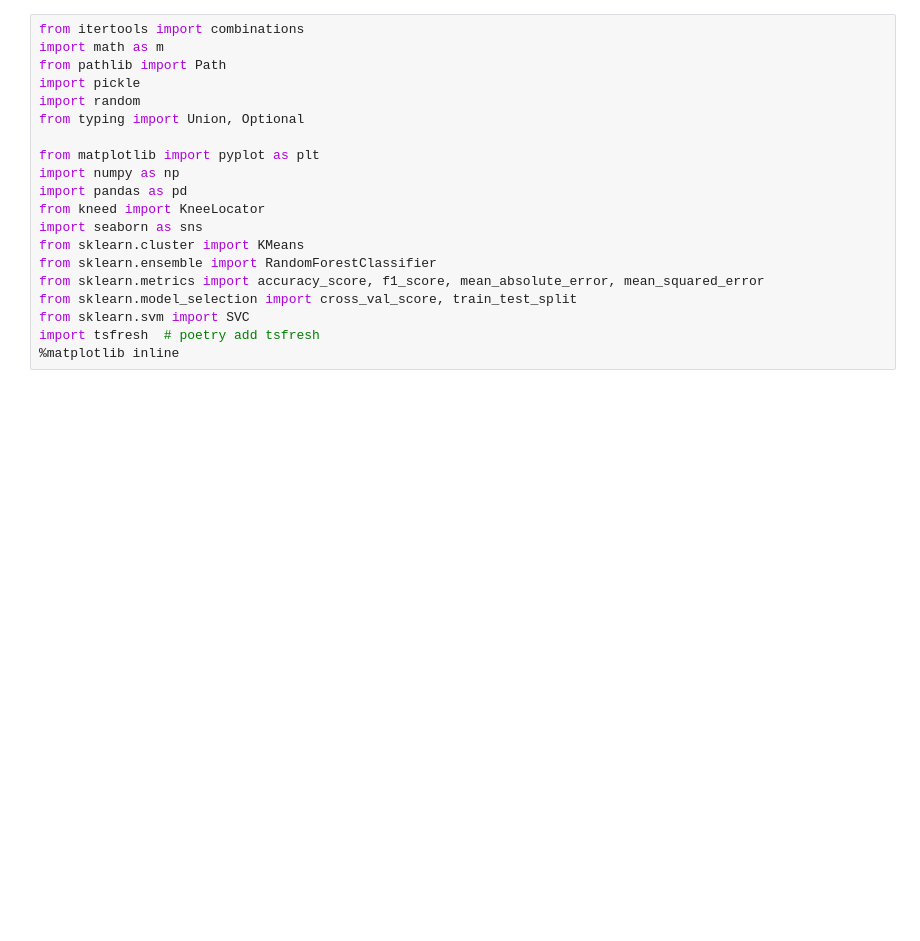
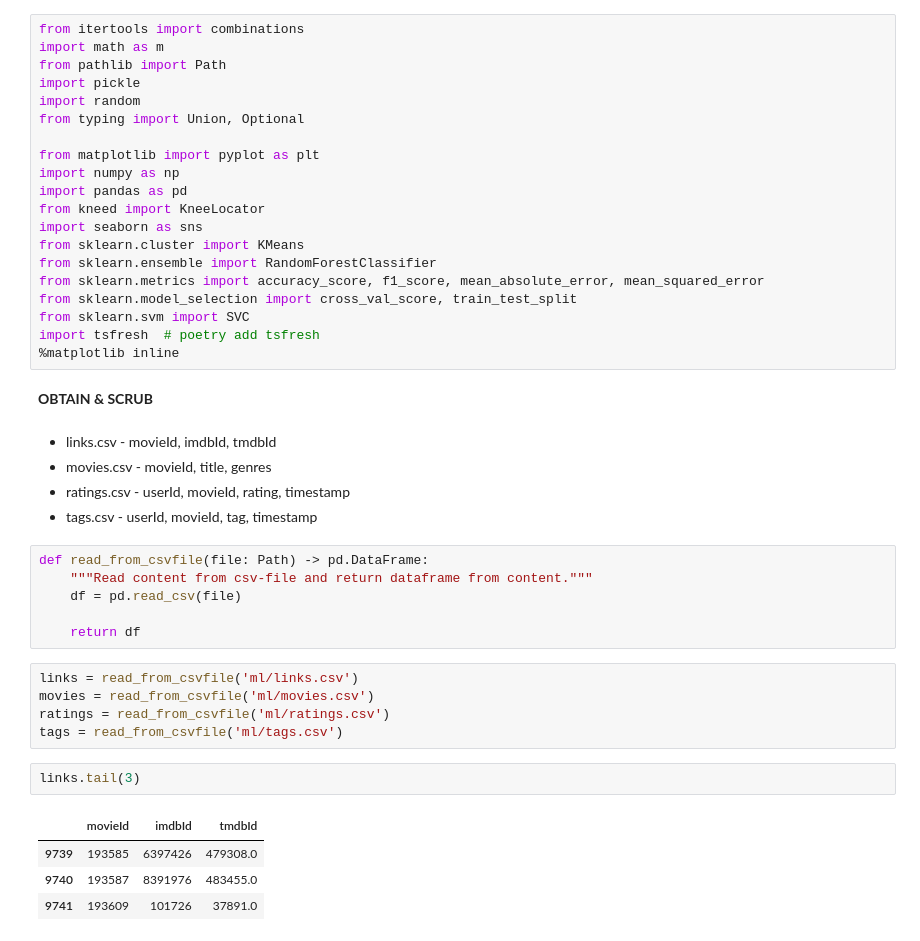
Before and after one commit to DenysTantsiura/datas, a Jupyter notebook: Hw_7/Hw7.ipynb, the cells around one changed output. Cells and saved outputs as stored; diff of their text form; blank space fills up the shorter version.

```diff
--- a/Hw_7/Hw7.ipynb
+++ b/Hw_7/Hw7.ipynb
@@ -30,3 +25,28 @@ from sklearn.model_selection import cross_val_score, train_test_split
 from sklearn.svm import SVC
 import tsfresh  # poetry add tsfresh
 %matplotlib inline
+# %% [markdown]
+__OBTAIN & SCRUB__
+# %% [markdown]
+- links.csv - movieId, imdbId, tmdbId
+- movies.csv - movieId, title, genres
+- ratings.csv - userId, movieId, rating, timestamp
+- tags.csv - userId, movieId, tag, timestamp
+# %%
+def read_from_csvfile(file: Path) -> pd.DataFrame:
+    """Read content from csv-file and return dataframe from content."""
+    df = pd.read_csv(file)
+
+    return df
+# %%
+links = read_from_csvfile('ml/links.csv')
+movies = read_from_csvfile('ml/movies.csv')
+ratings = read_from_csvfile('ml/ratings.csv')
+tags = read_from_csvfile('ml/tags.csv')
+# %%
+links.tail(3)
+# %% [output]
+|  | movieId | imdbId | tmdbId |
+| 9739 | 193585 | 6397426 | 479308.0 |
+| 9740 | 193587 | 8391976 | 483455.0 |
+| 9741 | 193609 | 101726 | 37891.0 |
```
Also changed, not shown: parts of 31 cells of this notebook, 3 other files.
